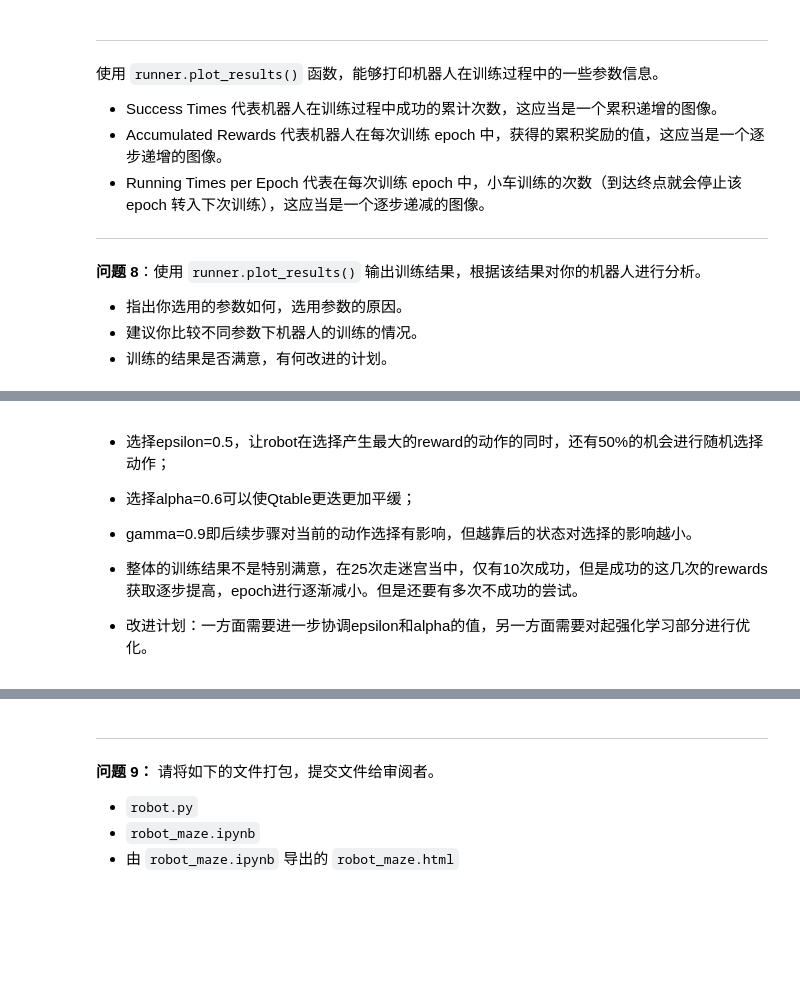
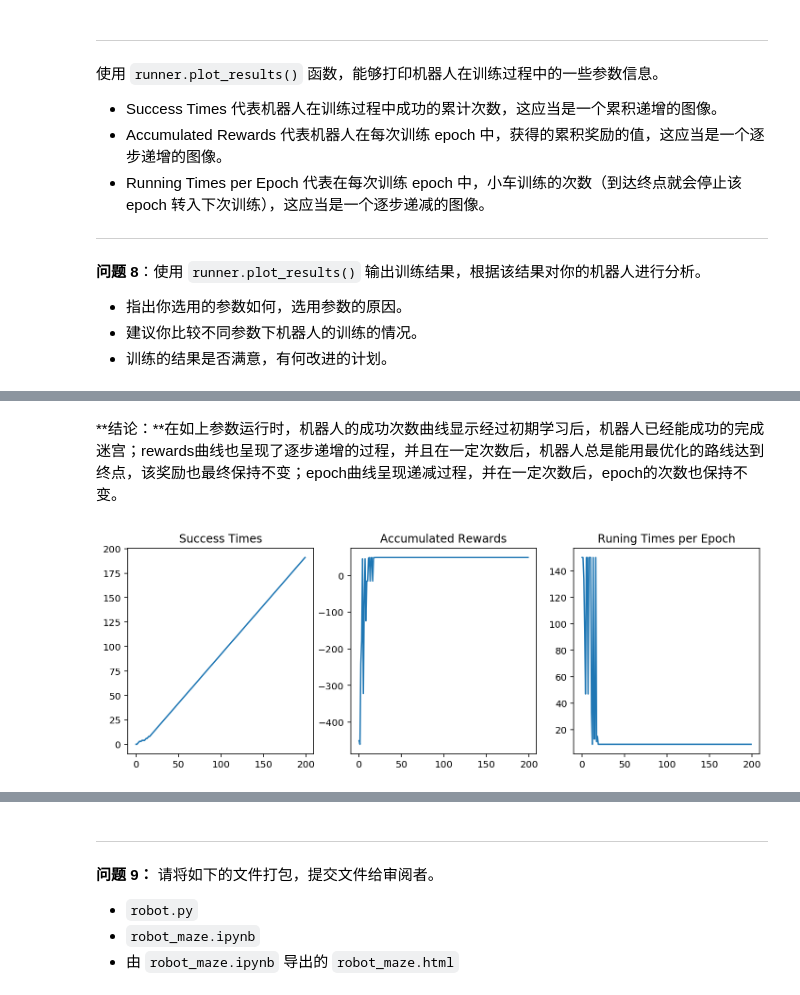
Before and after one commit to JuniYao/robot_maze, a Jupyter notebook: robot_maze.ipynb, the cells around one changed output, grey strips where cells are left out. Drawn from its saved outputs; the diff is of its cells as text; code cells hidden in the pictures; blank space fills up the shorter version.

```diff
--- a/robot_maze.ipynb
+++ b/robot_maze.ipynb
@@ -294,8 +294,20 @@ runner.plot_results()
-# %% [markdown]
-- 选择epsilon=0.5，让robot在选择产生最大的reward的动作的同时，还有50%的机会进行随机选择动作；
-- 选择alpha=0.6可以使Qtable更迭更加平缓；
-- gamma=0.9即后续步骤对当前的动作选择有影响，但越靠后的状态对选择的影响越小。
-
-- 整体的训练结果不是特别满意，在25次走迷宫当中，仅有10次成功，但是成功的这几次的rewards获取逐步提高，epoch进行逐渐减小。但是还要有多次不成功的尝试。
-
-- 改进计划：一方面需要进一步协调epsilon和alpha的值，另一方面需要对起强化学习部分进行优化。
+# %% [markdown]
+**结论：**在如上参数运行时，机器人的成功次数曲线显示经过初期学习后，机器人已经能成功的完成迷宫；rewards曲线也呈现了逐步递增的过程，并且在一定次数后，机器人总是能用最优化的路线达到终点，该奖励也最终保持不变；epoch曲线呈现递减过程，并在一定次数后，epoch的次数也保持不变。
+# %%
+epoch = 200
+
+epsilon0_1 = 0.4
+alpha_1 = 0.5
+gamma_1 = 0.9
+
+
+g = Maze(maze_size=maze_size,trap_number=trap_number)
+r = Robot(g,alpha=alpha_1, epsilon0=epsilon0_1, gamma=gamma_1)
+r.set_status(learning=True)
+
+runner = Runner(r, g)
+runner.run_training(epoch, display_direction=True)
+# %%
+runner.plot_results()
+# %% [output]
+[figure, added]
```
Also changed, not shown: parts of 18 cells of this notebook, 1 other file.
